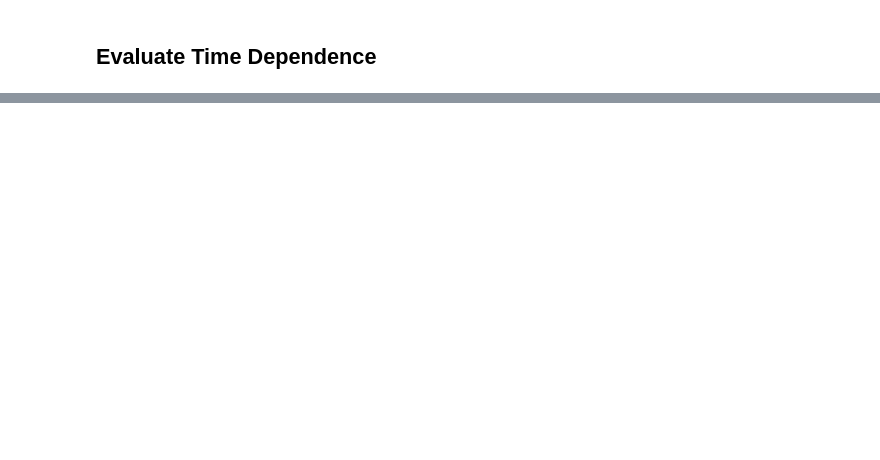
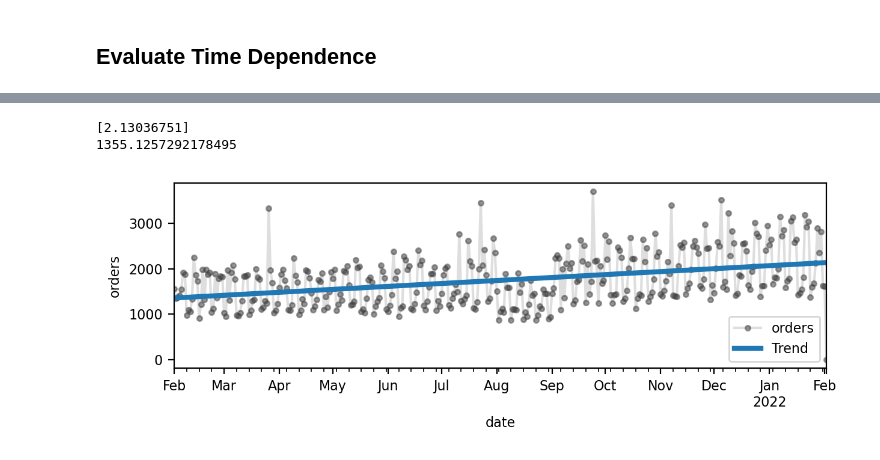
Before and after one commit to claricemottet/IDD_glovo_time_series, a Jupyter notebook: EDA_glovo_orders.ipynb, the cells around one changed output, grey strips where cells are left out. Saved outputs shown, nothing was run; the diff lists cells and outputs as text; code cells hidden in the pictures; blank space fills up the shorter version.

```diff
--- a/EDA_glovo_orders.ipynb
+++ b/EDA_glovo_orders.ipynb
@@ -182,0 +250,31 @@ df_orders['dayofyear'] = df_orders['time'].dt.day_of_year
+# %%
+#see if we can make a good trend forecast
+
+#aggregate orders to the day level
+df_orders_agg = df_orders.groupby(['date'])['orders'].sum()
+
+#suggested method from kaggle
+dp = DeterministicProcess(
+    index=df_orders_agg.index,
+    order=1,
+    drop=True,
+)
+
+X = dp.in_sample()
+y = df_orders_agg.copy()
+
+model = LinearRegression()
+model.fit(X, y)
+
+y_pred = pd.Series(model.predict(X), index=X.index)
+
+ax = y.plot(**plot_params, alpha=0.5, ylabel="orders")
+ax = y_pred.plot(ax=ax, linewidth=3, label="Trend", color='C0')
+ax.legend();
+
+print(model.coef_)
+print(model.intercept_)
+# %% [output]
+[2.13036751]
+1355.1257292178495
+[figure, added]
```
Also changed, not shown: parts of 11 cells of this notebook.
